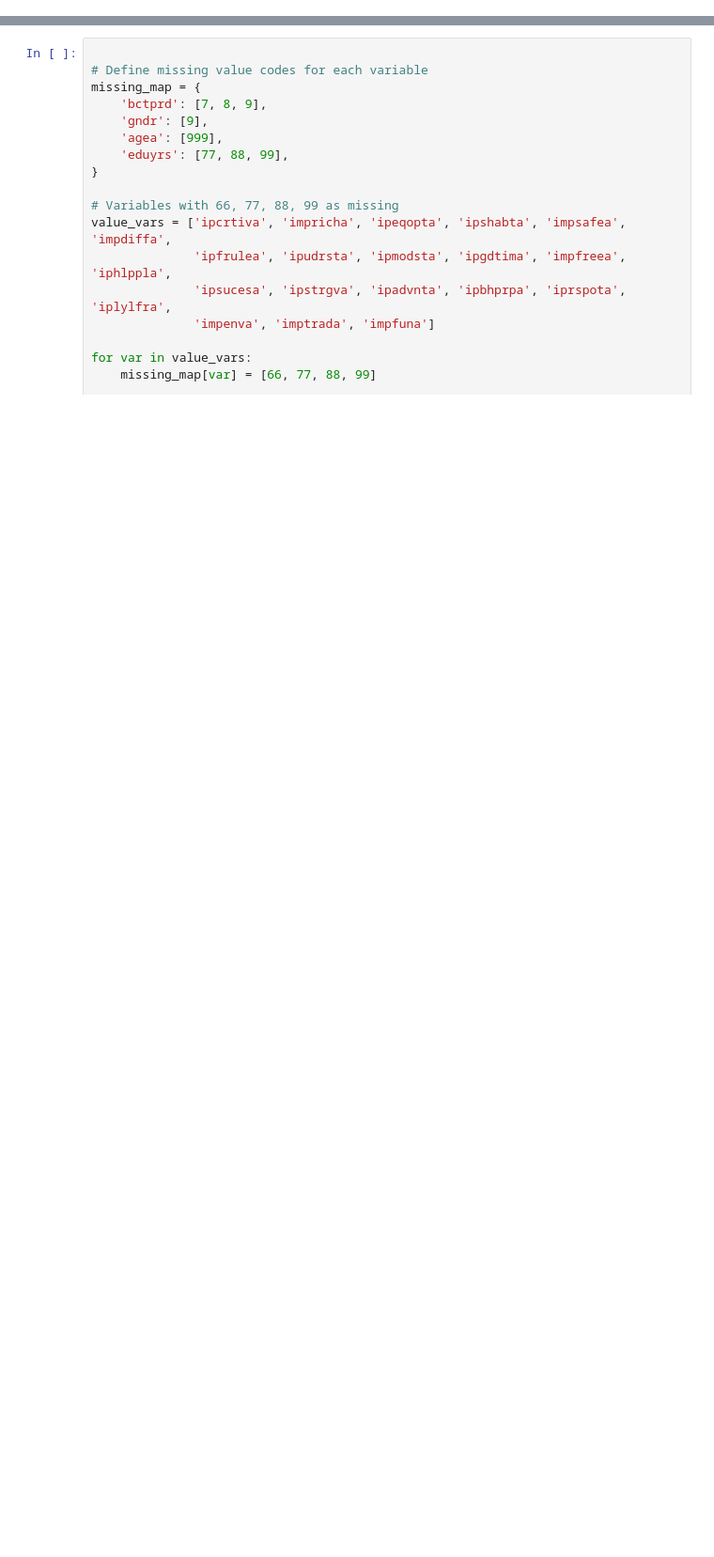
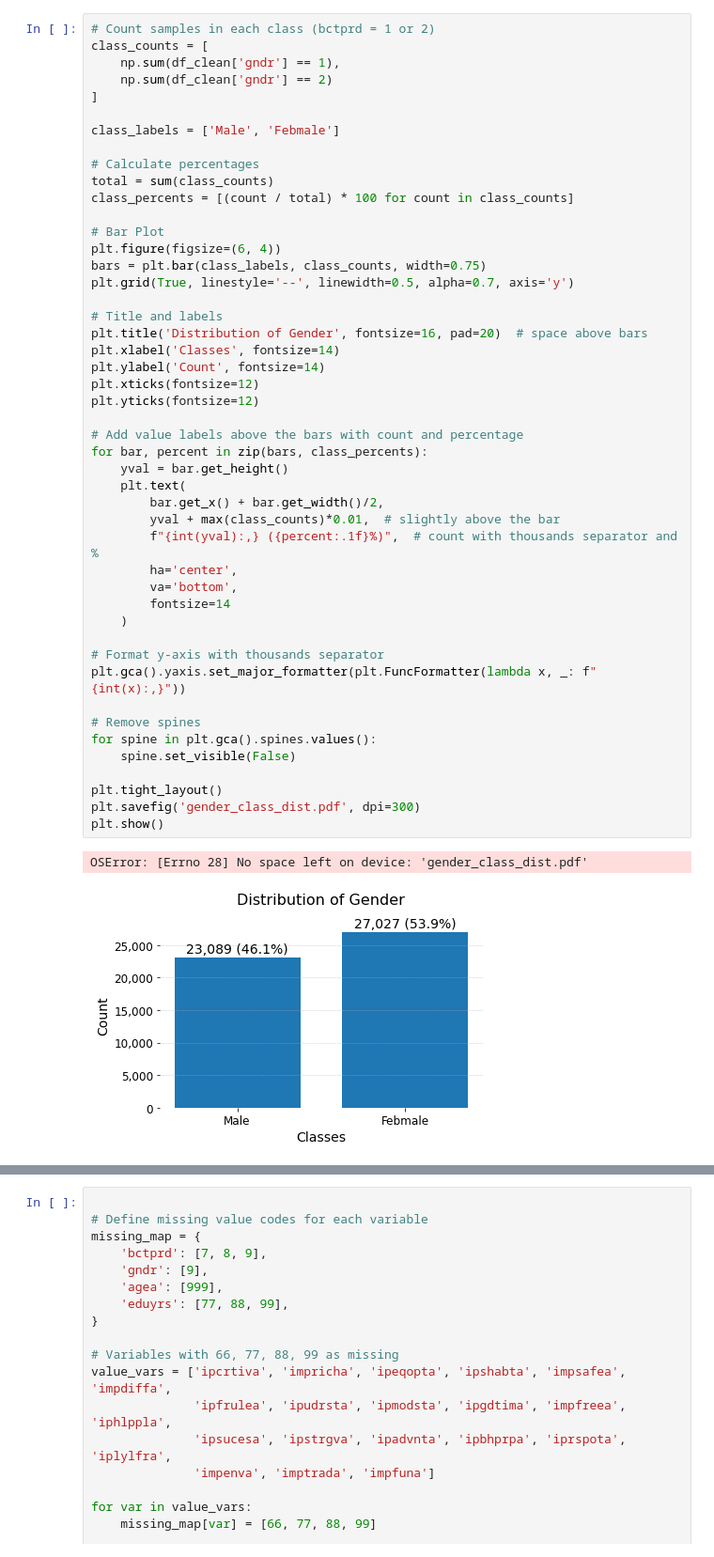
Before and after one commit to kchua675/Thesis, a Jupyter notebook: EDA.ipynb, the cells around one changed output, grey strips where cells are left out. Shown at 94% size. Cells and saved outputs as stored; diff of their text form; blank space fills up the shorter version.

```diff
--- a/EDA.ipynb
+++ b/EDA.ipynb
@@ -75,0 +291,50 @@ Index(['name', 'essround', 'edition', 'proddate', 'idno', 'cntry', 'dweight',
+# %%
+# Count samples in each class (bctprd = 1 or 2)
+class_counts = [
+    np.sum(df_clean['gndr'] == 1),
+    np.sum(df_clean['gndr'] == 2)
+]
+
+class_labels = ['Male', 'Febmale']
+
+# Calculate percentages
+total = sum(class_counts)
+class_percents = [(count / total) * 100 for count in class_counts]
+
+# Bar Plot
+plt.figure(figsize=(6, 4))
+bars = plt.bar(class_labels, class_counts, width=0.75)
+plt.grid(True, linestyle='--', linewidth=0.5, alpha=0.7, axis='y')
+
+# Title and labels
+plt.title('Distribution of Gender', fontsize=16, pad=20)  # space above bars
+plt.xlabel('Classes', fontsize=14)
+plt.ylabel('Count', fontsize=14)
+plt.xticks(fontsize=12)
+plt.yticks(fontsize=12)
+
+# Add value labels above the bars with count and percentage
+for bar, percent in zip(bars, class_percents):
+    yval = bar.get_height()
+    plt.text(
+        bar.get_x() + bar.get_width()/2,
+        yval + max(class_counts)*0.01,  # slightly above the bar
+        f"{int(yval):,} ({percent:.1f}%)",  # count with thousands separator and %
+        ha='center',
+        va='bottom',
+        fontsize=14
+    )
+
+# Format y-axis with thousands separator
+plt.gca().yaxis.set_major_formatter(plt.FuncFormatter(lambda x, _: f"{int(x):,}"))
+
+# Remove spines
+for spine in plt.gca().spines.values():
+    spine.set_visible(False)
+
+plt.tight_layout()
+plt.savefig('gender_class_dist.pdf', dpi=300)
+plt.show()
+# %% [output]
+OSError: [Errno 28] No space left on device: 'gender_class_dist.pdf'
+[figure, added]
```
Also changed, not shown: parts of 23 cells of this notebook, 12 other files.
